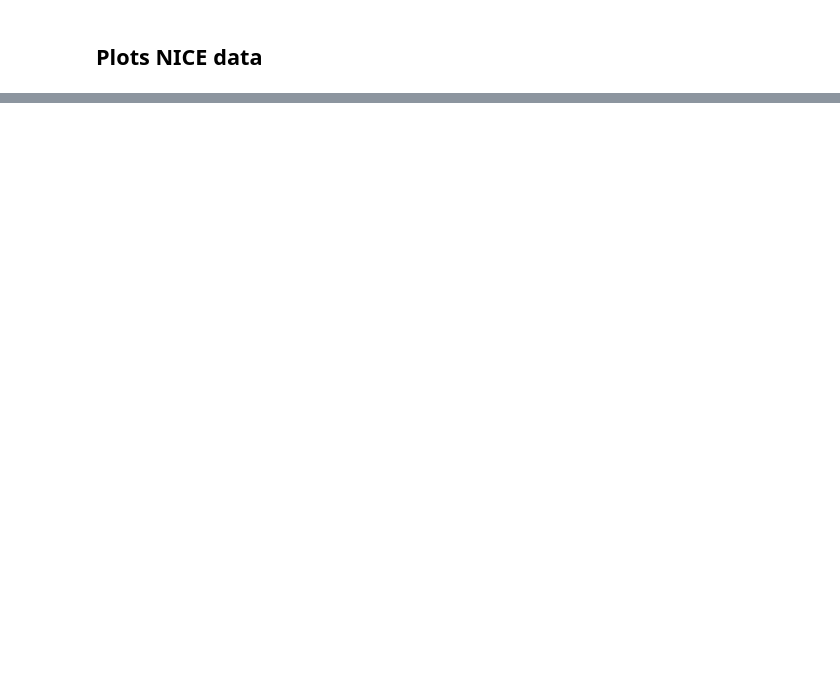
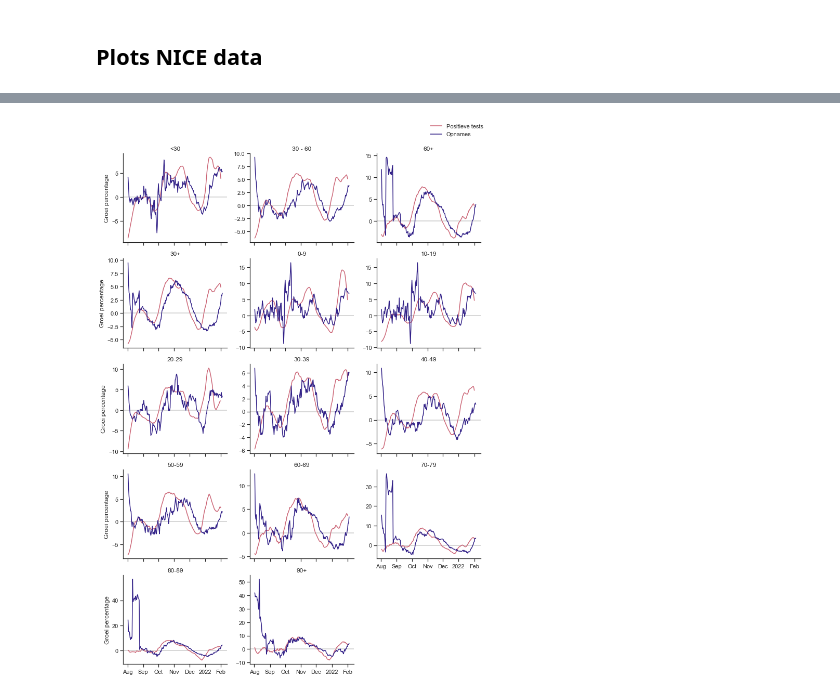
Before and after one commit to DavyLandman/covid-19-rivm-data, a Jupyter notebook: opnames.ipynb, the cells around one changed output, grey strips where cells are left out. Saved outputs shown, nothing was run; the diff lists cells and outputs as text; code cells hidden in the pictures; blank space fills up the shorter version.

Commit message:
Added growth ratio compare between opnames and cases

```diff
--- a/opnames.ipynb
+++ b/opnames.ipynb
@@ -141,0 +239,7 @@ opnames_nice7['30+'] = opnames_nice7['30 - 60'] + opnames_nice7['60+']
+# %%
+
+ageGroupStats = pd.read_csv( "data/rivm-cases-per-ggd-per-age-group.csv", parse_dates=["Date"])
+dateOfStats = ageGroupStats.Date.max()
+ageGroupStats = ageGroupStats[ageGroupStats.Date <= (dateOfStats - timedelta(days=3))].copy() # remove last 3 noisy days
+print(f"GGD data import: {dateOfStats}")
+ageGroupStats
@@ -141,0 +287,11 @@ opnames_nice7['30+'] = opnames_nice7['30 - 60'] + opnames_nice7['60+']
+# %%
+sum7d_growth_long = pd.melt(sum7d_growth, id_vars='Date', value_name='PositieveTestGrowth')
+old_date = opnames_nice7.Datum
+opnames_nice7_growth = opnames_nice7.drop(['<20', '20 - 24', '25 - 29', '30 - 34', '35 - 39', '40 - 44', '45 - 49', '50 - 54', '55 - 59', '60 - 64', '65 - 69', '70 - 74', '75 - 79', '80 - 84', '85 - 89', '>90'], axis=1).set_index('Datum').pct_change().replace([np.inf, -np.inf], 0).fillna(0).rolling(window=21).mean() * 100
+opnames_nice7_growth = opnames_nice7_growth.reset_index()
+opnames_nice7_growth.rename(columns = {'Datum':'Date'}, inplace = True)
+
+opnames_nice7_growth_long = pd.melt(opnames_nice7_growth, id_vars='Date', var_name='Age_group', value_name='OpnameGrowth')
+
+opnames_cases_joined = sum7d_growth_long.join(opnames_nice7_growth_long.set_index(['Date', 'Age_group']), on=['Date','Age_group'], how='right').reset_index()
+opnames_cases_joined
@@ -276,0 +465,28 @@ tuftefy(ax)
+# %%
+sns.set_context("talk", font_scale=0.9, rc={"lines.linewidth": 3, "font.size":8,"axes.titlesize":24,"axes.labelsize":18})
+sns.set_style("whitegrid")
+sns.set_theme(style="ticks")
+#sns.set_palette(sns.color_palette("colorblind"))
+sns.set_palette(sns.color_palette(['#CC6677', '#332288', '#DDCC77', '#117733', '#88CCEE', \
+                    '#882255', '#44AA99', '#999933', '#AA4499', '#DDDDDD', \
+                    '#000000']))
+
+g = sns.FacetGrid(data=opnames_cases_joined[opnames_cases_joined.Date> '2021-08-01'], col="Age_group", col_wrap=3, margin_titles=True, legend_out=True, sharey=False)
+g.map_dataframe(sns.lineplot, x='Date', y='PositieveTestGrowth', color='#CC6677', label='Positieve tests')
+g = g.map(plt.axhline, y=0.0, ls="-", c=".8", zorder=1)
+g.map_dataframe(sns.lineplot, x='Date',y='OpnameGrowth', color='#332288', label='Opnames')
+g.set_axis_labels("", "Groei percentage")
+
+for ax in g.axes:
+  #ax.xaxis.set_major_formatter(mdates.DateFormatter('%V'))
+  #ax.xaxis.set_major_locator(mdates.WeekdayLocator(byweekday=mdates.MONDAY, interval=1))
+  ax.xaxis.set_major_formatter(mdates.ConciseDateFormatter(mdates.AutoDateLocator()))
+
+g.set_titles(col_template = '{col_name}')
+g.add_legend(loc='upper right')
+
+g.despine()
+plt.tight_layout()
+plt.subplots_adjust(top=0.94)
+# %% [output]
+[figure, added]
```
Also changed, not shown: parts of 19 cells of this notebook.
